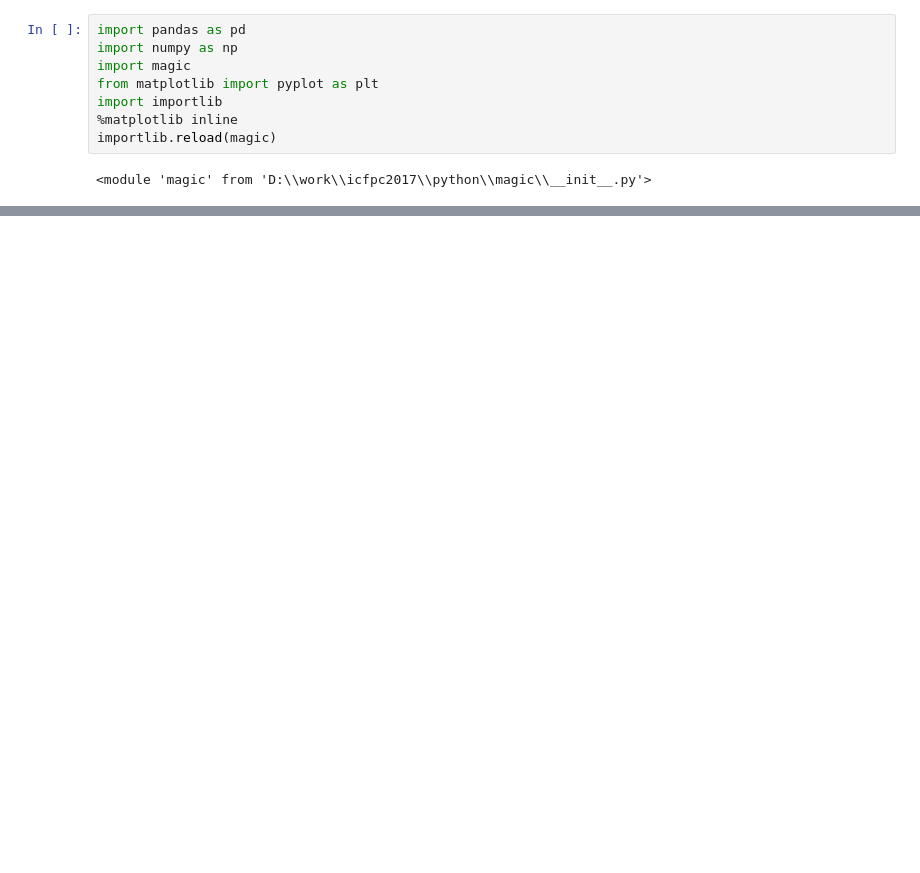
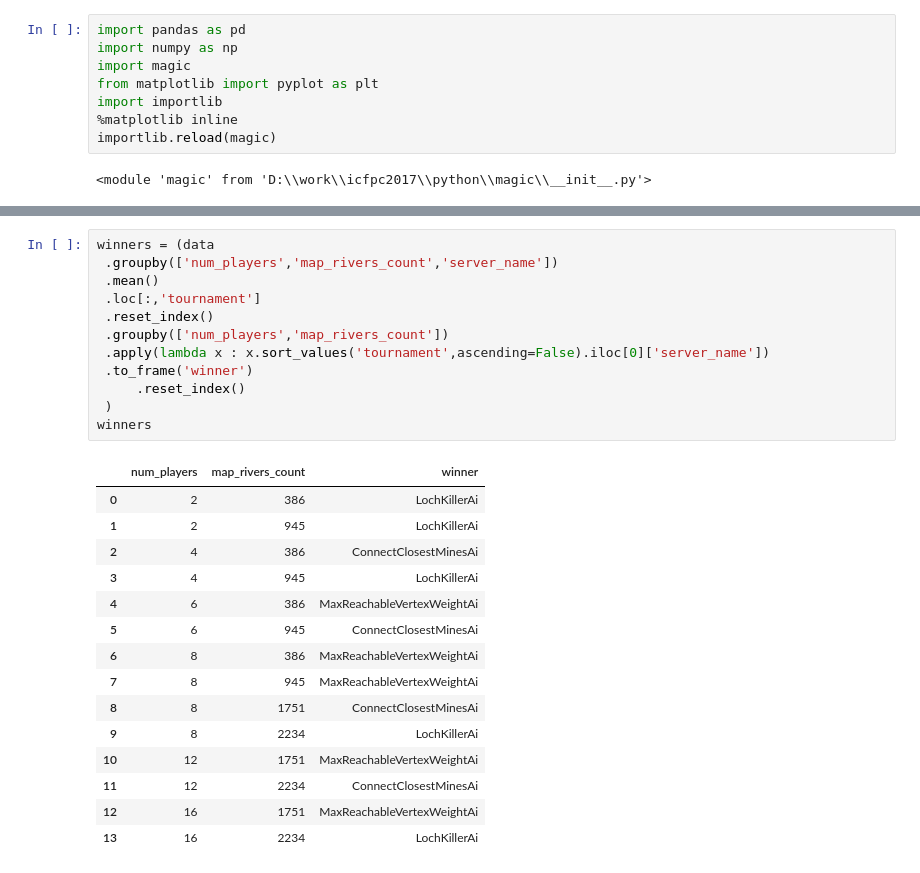
Before and after one commit to kontur-contests/icfpc2017-kontur-ru, a Jupyter notebook: python/HistoricalQualityControl.ipynb, the cells around one changed output, grey strips where cells are left out. Drawn from its saved outputs; the diff is of its cells as text; blank space fills up the shorter version.

```diff
--- a/python/HistoricalQualityControl.ipynb
+++ b/python/HistoricalQualityControl.ipynb
@@ -44,0 +63,28 @@ pd.pivot_table(groups, columns='server_name', index='map', values = columns)
+# %%
+winners = (data
+ .groupby(['num_players','map_rivers_count','server_name'])
+ .mean()
+ .loc[:,'tournament']
+ .reset_index()
+ .groupby(['num_players','map_rivers_count'])
+ .apply(lambda x : x.sort_values('tournament',ascending=False).iloc[0]['server_name'])
+ .to_frame('winner')
+     .reset_index()
+ )
+winners
+# %% [output]
+|  | num_players | map_rivers_count | winner |
+| 0 | 2 | 386 | LochKillerAi |
+| 1 | 2 | 945 | LochKillerAi |
+| 2 | 4 | 386 | ConnectClosestMinesAi |
+| 3 | 4 | 945 | LochKillerAi |
+| 4 | 6 | 386 | MaxReachableVertexWeightAi |
+| 5 | 6 | 945 | ConnectClosestMinesAi |
+| 6 | 8 | 386 | MaxReachableVertexWeightAi |
+| 7 | 8 | 945 | MaxReachableVertexWeightAi |
+| 8 | 8 | 1751 | ConnectClosestMinesAi |
+| 9 | 8 | 2234 | LochKillerAi |
+| 10 | 12 | 1751 | MaxReachableVertexWeightAi |
+| 11 | 12 | 2234 | ConnectClosestMinesAi |
+| 12 | 16 | 1751 | MaxReachableVertexWeightAi |
+| 13 | 16 | 2234 | LochKillerAi |
```
Also changed, not shown: parts of 6 cells of this notebook, 2 other files.
